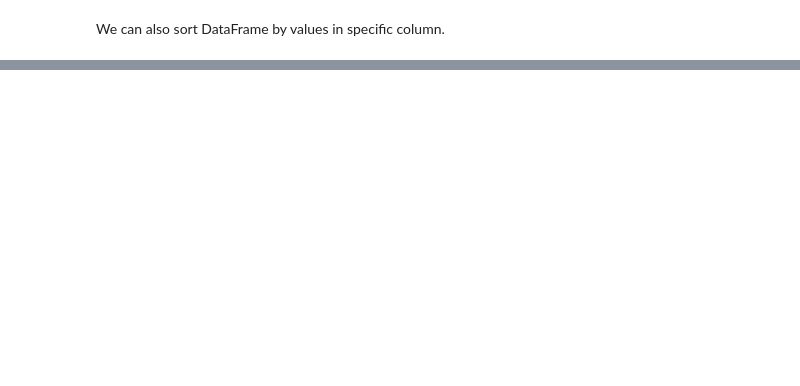
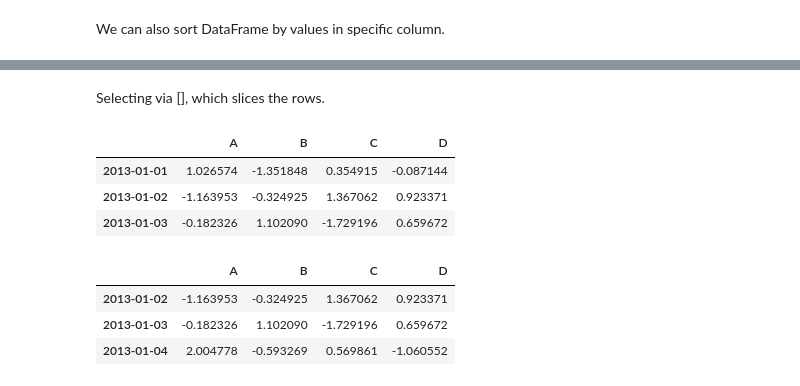
Before and after one commit to Hounder23/lighthouse-data-notes, a Jupyter notebook: Week_4/Pandas Viewing,Accessing Walkthrough - lighthouse.ipynb, the cells around one changed output, grey strips where cells are left out. Cells and saved outputs as stored; diff of their text form; code cells hidden in the pictures; blank space fills up the shorter version.

```diff
--- a/Week_4/Pandas Viewing,Accessing Walkthrough - lighthouse.ipynb
+++ b/Week_4/Pandas Viewing,Accessing Walkthrough - lighthouse.ipynb
@@ -217,0 +222,10 @@ df.sort_values(by='B')
+# %%
+
+dates = pd.date_range('20130101', periods=6)
+df = pd.DataFrame(np.random.randn(6, 4), index=dates, columns=list('ABCD'))
+df2 = pd.DataFrame({'A': 1.,
+                    'B': pd.Timestamp('20130102'),
+                    'C': pd.Series(1, index=list(range(4)), dtype='float32'),
+                    'D': np.array([3] * 4, dtype='int32'),
+                    'E': pd.Categorical(["test", "train", "test", "train"]),
+                    'F': 'foo'})
@@ -217,0 +250,16 @@ df.sort_values(by='B')
+# %% [markdown]
+Selecting via [], which slices the rows.
+# %%
+df[0:3]
+# %% [output]
+|  | A | B | C | D |
+| 2013-01-01 | 1.026574 | -1.351848 | 0.354915 | -0.087144 |
+| 2013-01-02 | -1.163953 | -0.324925 | 1.367062 | 0.923371 |
+| 2013-01-03 | -0.182326 | 1.102090 | -1.729196 | 0.659672 |
+# %%
+df['20130102':'20130104']
+# %% [output]
+|  | A | B | C | D |
+| 2013-01-02 | -1.163953 | -0.324925 | 1.367062 | 0.923371 |
+| 2013-01-03 | -0.182326 | 1.102090 | -1.729196 | 0.659672 |
+| 2013-01-04 | 2.004778 | -0.593269 | 0.569861 | -1.060552 |
```
Also changed, not shown: parts of 51 cells of this notebook, 4 other files.
